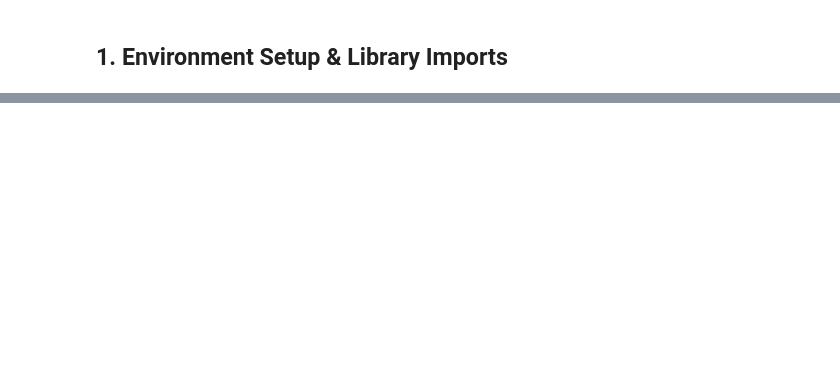
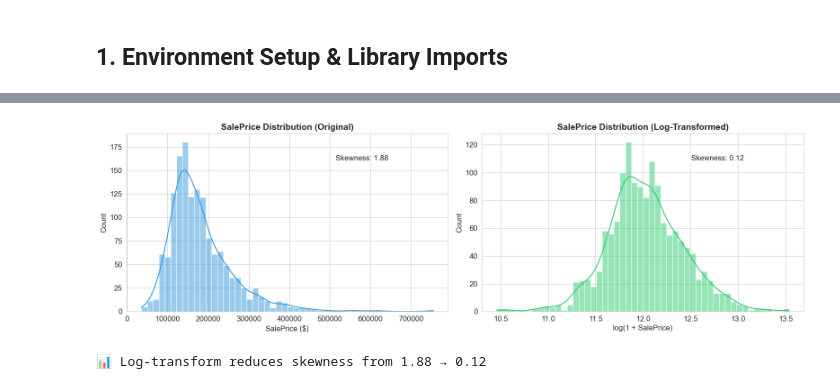
Before and after one commit to garnikdavtian/House_Pricing_Competitional, a Jupyter notebook: solution.ipynb, the cells around one changed output, grey strips where cells are left out. Cells and saved outputs as stored; diff of their text form; code cells hidden in the pictures; blank space fills up the shorter version.

```diff
--- a/solution.ipynb
+++ b/solution.ipynb
@@ -712,0 +106,29 @@ Submission file saved: 1459 predictions
+# %%
+fig, axes = plt.subplots(1, 2, figsize=(16, 5))
+
+# Original distribution
+sns.histplot(train['SalePrice'], kde=True, ax=axes[0], color='#3498db', bins=50)
+axes[0].set_title('SalePrice Distribution (Original)', fontsize=14, fontweight='bold')
+axes[0].set_xlabel('SalePrice ($)')
+skew_orig = train['SalePrice'].skew()
+axes[0].annotate(f'Skewness: {skew_orig:.2f}', xy=(0.65, 0.85),
+                 xycoords='axes fraction', fontsize=12,
+                 bbox=dict(boxstyle='round,pad=0.3', facecolor='white', alpha=0.8))
+
+# Log-transformed distribution
+log_price = np.log1p(train['SalePrice'])
+sns.histplot(log_price, kde=True, ax=axes[1], color='#2ecc71', bins=50)
+axes[1].set_title('SalePrice Distribution (Log-Transformed)', fontsize=14, fontweight='bold')
+axes[1].set_xlabel('log(1 + SalePrice)')
+skew_log = log_price.skew()
+axes[1].annotate(f'Skewness: {skew_log:.2f}', xy=(0.65, 0.85),
+                 xycoords='axes fraction', fontsize=12,
+                 bbox=dict(boxstyle='round,pad=0.3', facecolor='white', alpha=0.8))
+
+plt.tight_layout()
+plt.show()
+
+print(f'\nLog-transform reduces skewness from {skew_orig:.2f} → {skew_log:.2f}')
+# %% [output]
+[figure, added]
+📊 Log-transform reduces skewness from 1.88 → 0.12
```
Also changed, not shown: parts of 79 cells of this notebook, 5 other files.
